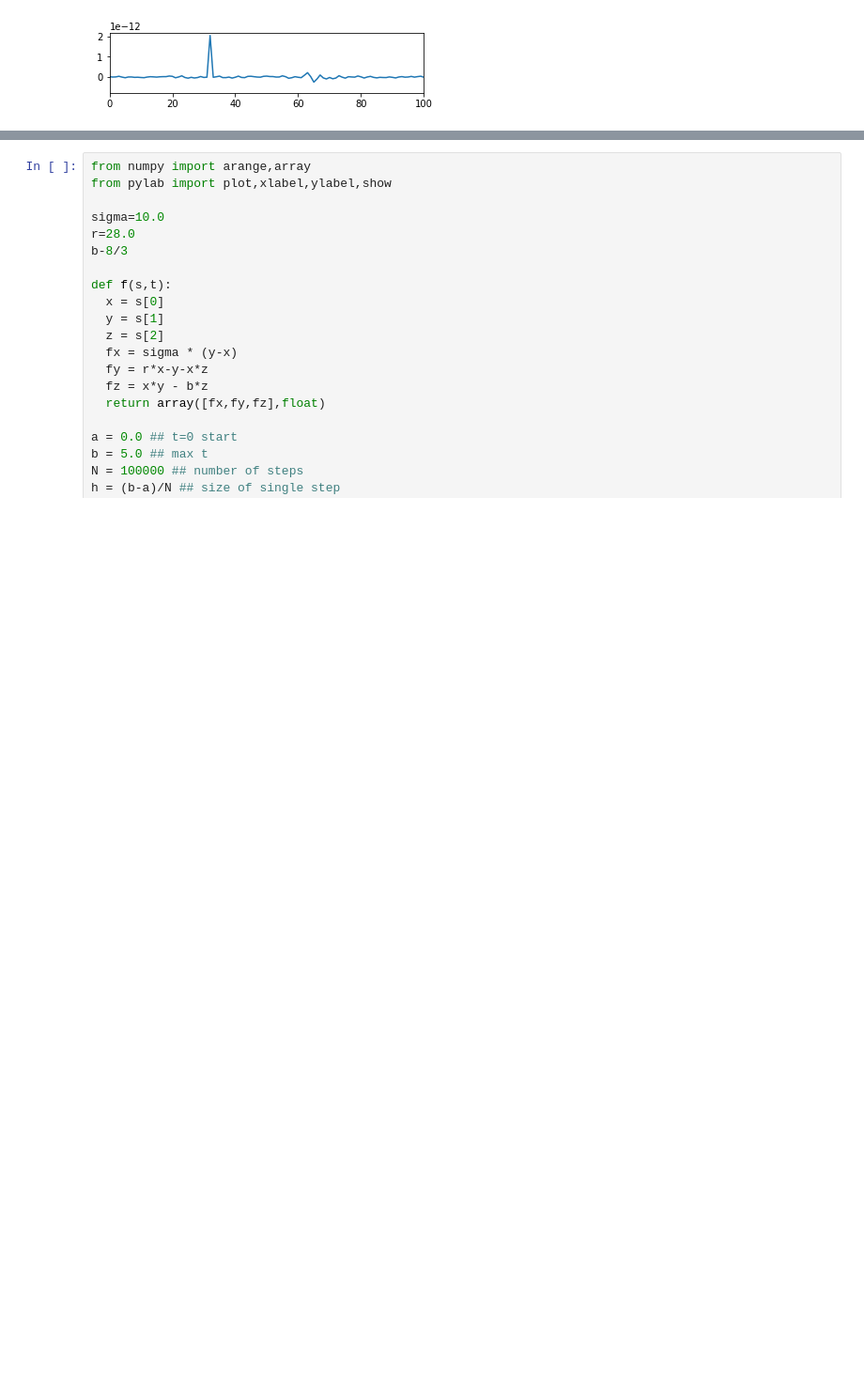
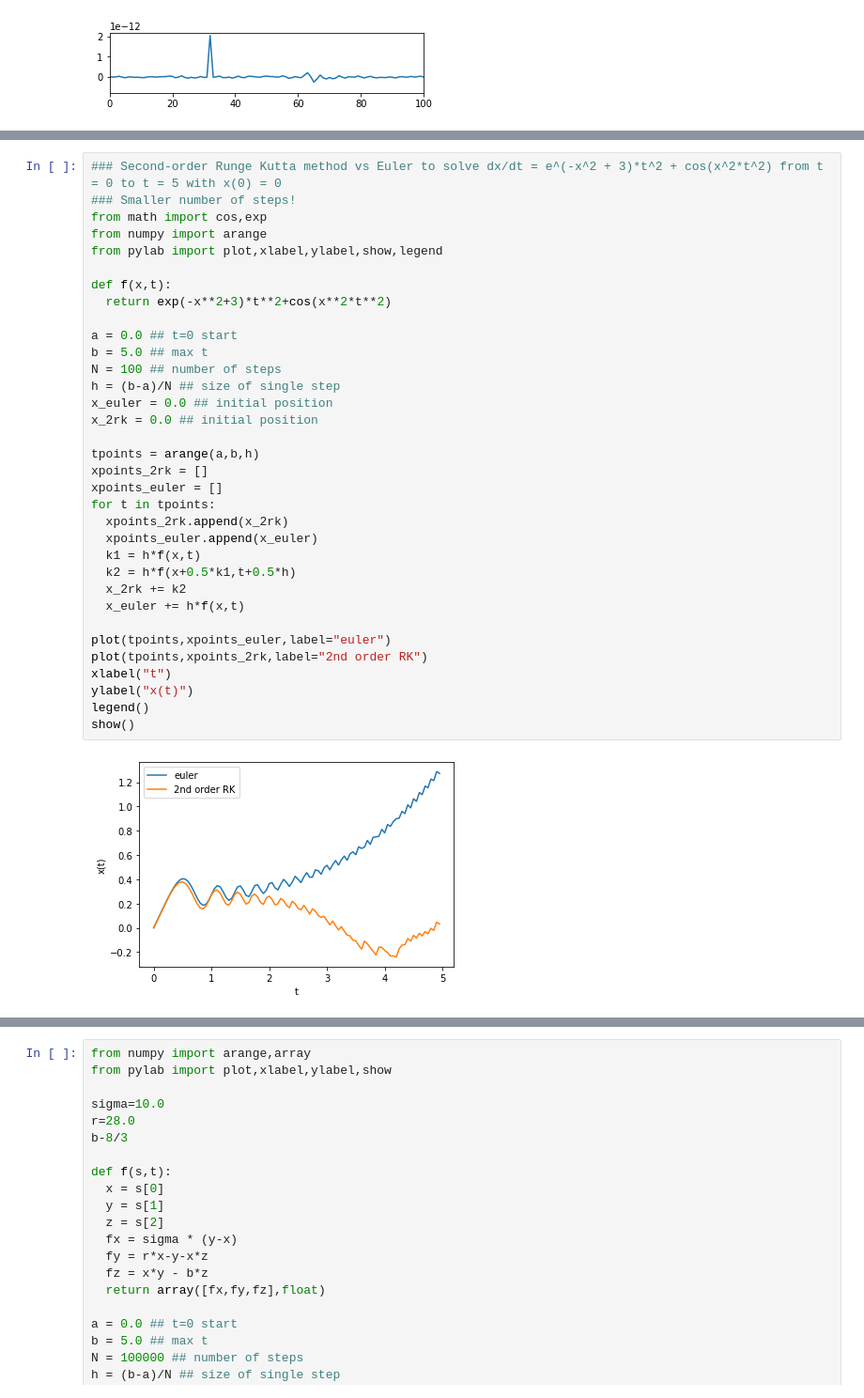
Before and after one commit to NIUCompPhys/Spring2021, a Jupyter notebook: temp2_pynb.ipynb, the cells around one changed output, grey strips where cells are left out. Shown at 94% size. Cells and saved outputs as stored; diff of their text form; blank space fills up the shorter version.

```diff
--- a/temp2_pynb.ipynb
+++ b/temp2_pynb.ipynb
@@ -1036,0 +1039,36 @@ show()
+# %%
+### Second-order Runge Kutta method vs Euler to solve dx/dt = e^(-x^2 + 3)*t^2 + cos(x^2*t^2) from t = 0 to t = 5 with x(0) = 0
+### Smaller number of steps!
+from math import cos,exp
+from numpy import arange
+from pylab import plot,xlabel,ylabel,show,legend
+
+def f(x,t):
+  return exp(-x**2+3)*t**2+cos(x**2*t**2)
+
+a = 0.0 ## t=0 start
+b = 5.0 ## max t
+N = 100 ## number of steps
+h = (b-a)/N ## size of single step
+x_euler = 0.0 ## initial position
+x_2rk = 0.0 ## initial position
+
+tpoints = arange(a,b,h)
+xpoints_2rk = []
+xpoints_euler = []
+for t in tpoints:
+  xpoints_2rk.append(x_2rk)
+  xpoints_euler.append(x_euler)
+  k1 = h*f(x,t)
+  k2 = h*f(x+0.5*k1,t+0.5*h)
+  x_2rk += k2
+  x_euler += h*f(x,t)
+
+plot(tpoints,xpoints_euler,label="euler")
+plot(tpoints,xpoints_2rk,label="2nd order RK")
+xlabel("t")
+ylabel("x(t)")
+legend()
+show()
+# %% [output]
+[figure, added]
```
Also changed, not shown: parts of 4 cells of this notebook.
